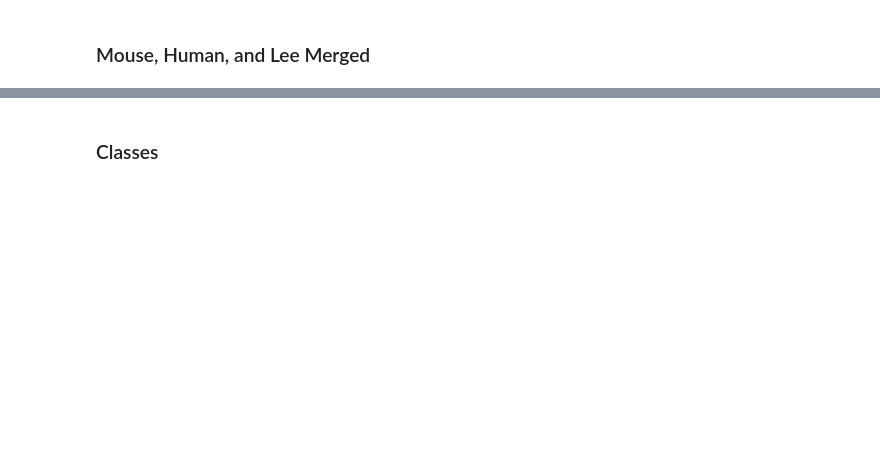
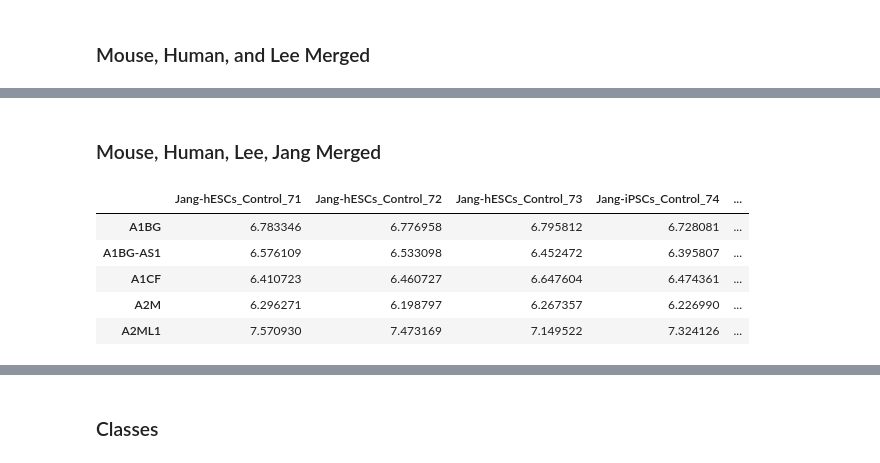
Before and after one commit to Musolino-Lab/ABCD1-KO-Transcriptome, a Jupyter notebook: Serialize_DESeq_Data_to_JSON.ipynb, the cells around one changed output, grey strips where cells are left out. Cells and saved outputs as stored; diff of their text form; code cells hidden in the pictures; blank space fills up the shorter version.

```diff
--- a/Serialize_DESeq_Data_to_JSON.ipynb
+++ b/Serialize_DESeq_Data_to_JSON.ipynb
@@ -197,3 +197,15 @@ merged.head()
 | A2ML1 | 2.762 | 0.000 | 0.920 | 2.121 | 1.988 | 0.000 | NaN | ... |
 # %%
 serialize(merged, 'mouse_human_lee_merged_counts')
+# %% [markdown]
+### Mouse, Human, Lee, Jang Merged
+# %%
+jang = pd.read_csv('./Jang/Jang.csv', index_col=0)
+jang.head()
+# %% [output]
+|  | Jang-hESCs_Control_71 | Jang-hESCs_Control_72 | Jang-hESCs_Control_73 | Jang-iPSCs_Control_74 | ... |
+| A1BG | 6.783346 | 6.776958 | 6.795812 | 6.728081 | ... |
+| A1BG-AS1 | 6.576109 | 6.533098 | 6.452472 | 6.395807 | ... |
+| A1CF | 6.410723 | 6.460727 | 6.647604 | 6.474361 | ... |
+| A2M | 6.296271 | 6.198797 | 6.267357 | 6.226990 | ... |
+| A2ML1 | 7.570930 | 7.473169 | 7.149522 | 7.324126 | ... |
```
Also changed, not shown: parts of 5 cells of this notebook, 5 other files.
